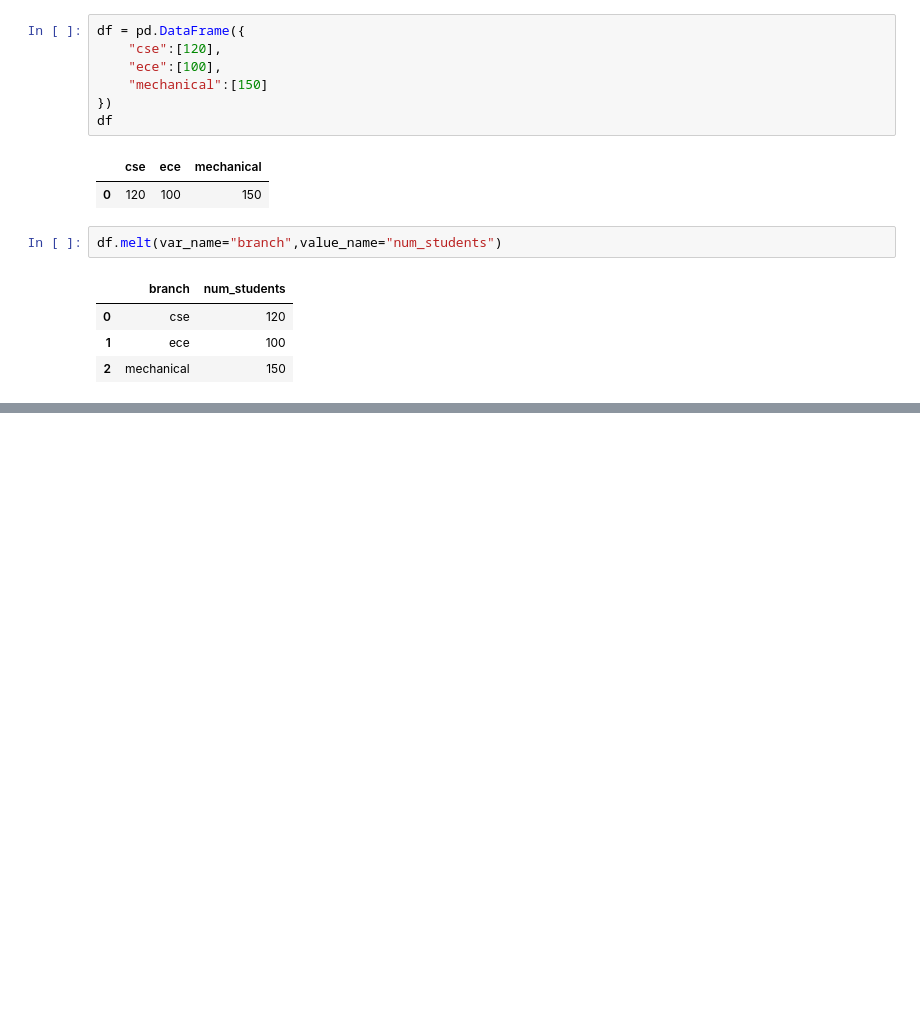
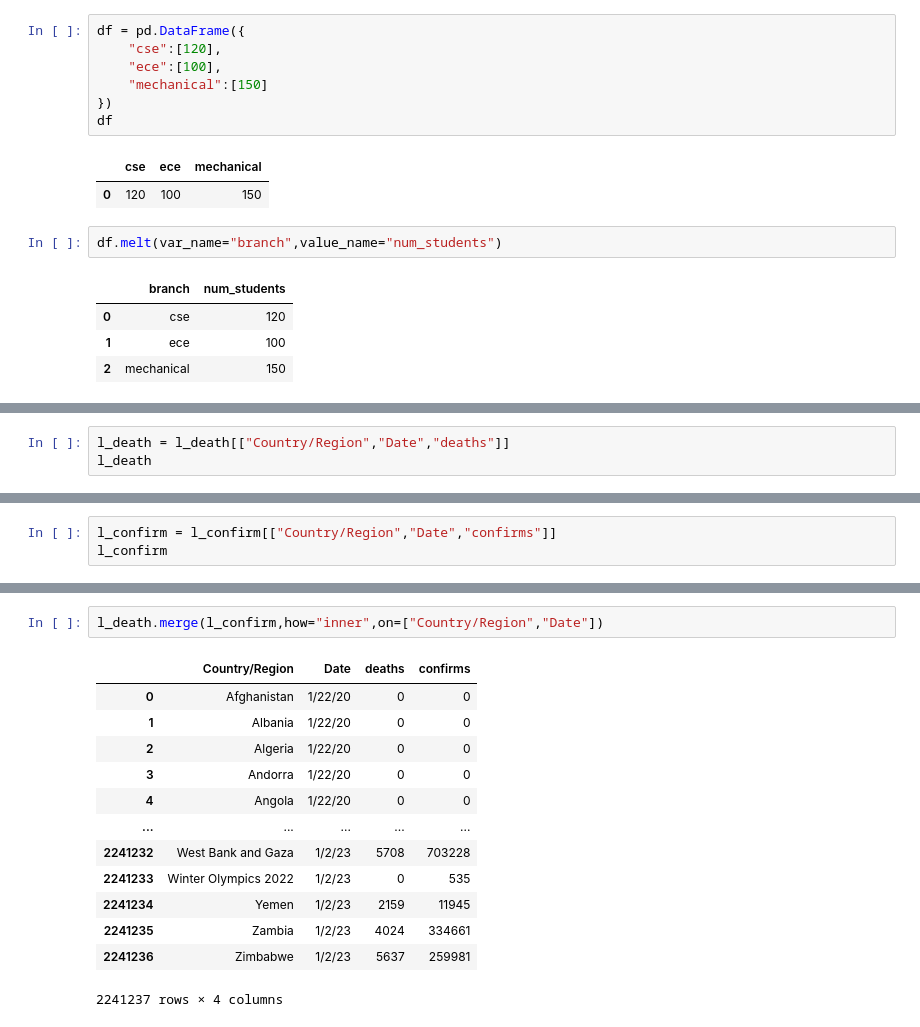
Before and after one commit to nagarvishal/machine-learning, a Jupyter notebook: Pandas/Pandas_Multiindex.ipynb, the cells around one changed output, grey strips where cells are left out. Drawn from its saved outputs; the diff is of its cells as text; blank space fills up the shorter version.

```diff
--- a/Pandas/Pandas_Multiindex.ipynb
+++ b/Pandas/Pandas_Multiindex.ipynb
@@ -606,0 +656,3 @@ df.melt(var_name="branch",value_name="num_students")
+# %%
+l_death = l_death[["Country/Region","Date","deaths"]]
+l_death
@@ -606,0 +673,3 @@ df.melt(var_name="branch",value_name="num_students")
+# %%
+l_confirm = l_confirm[["Country/Region","Date","confirms"]]
+l_confirm
@@ -606,0 +690,16 @@ df.melt(var_name="branch",value_name="num_students")
+# %%
+l_death.merge(l_confirm,how="inner",on=["Country/Region","Date"])
+# %% [output]
+|  | Country/Region | Date | deaths | confirms |
+| 0 | Afghanistan | 1/22/20 | 0 | 0 |
+| 1 | Albania | 1/22/20 | 0 | 0 |
+| 2 | Algeria | 1/22/20 | 0 | 0 |
+| 3 | Andorra | 1/22/20 | 0 | 0 |
+| 4 | Angola | 1/22/20 | 0 | 0 |
+| ... | ... | ... | ... | ... |
+| 2241232 | West Bank and Gaza | 1/2/23 | 5708 | 703228 |
+| 2241233 | Winter Olympics 2022 | 1/2/23 | 0 | 535 |
+| 2241234 | Yemen | 1/2/23 | 2159 | 11945 |
+| 2241235 | Zambia | 1/2/23 | 4024 | 334661 |
+| 2241236 | Zimbabwe | 1/2/23 | 5637 | 259981 |
+2241237 rows × 4 columns
```
Also changed, not shown: parts of 8 cells of this notebook, 9 other files.
